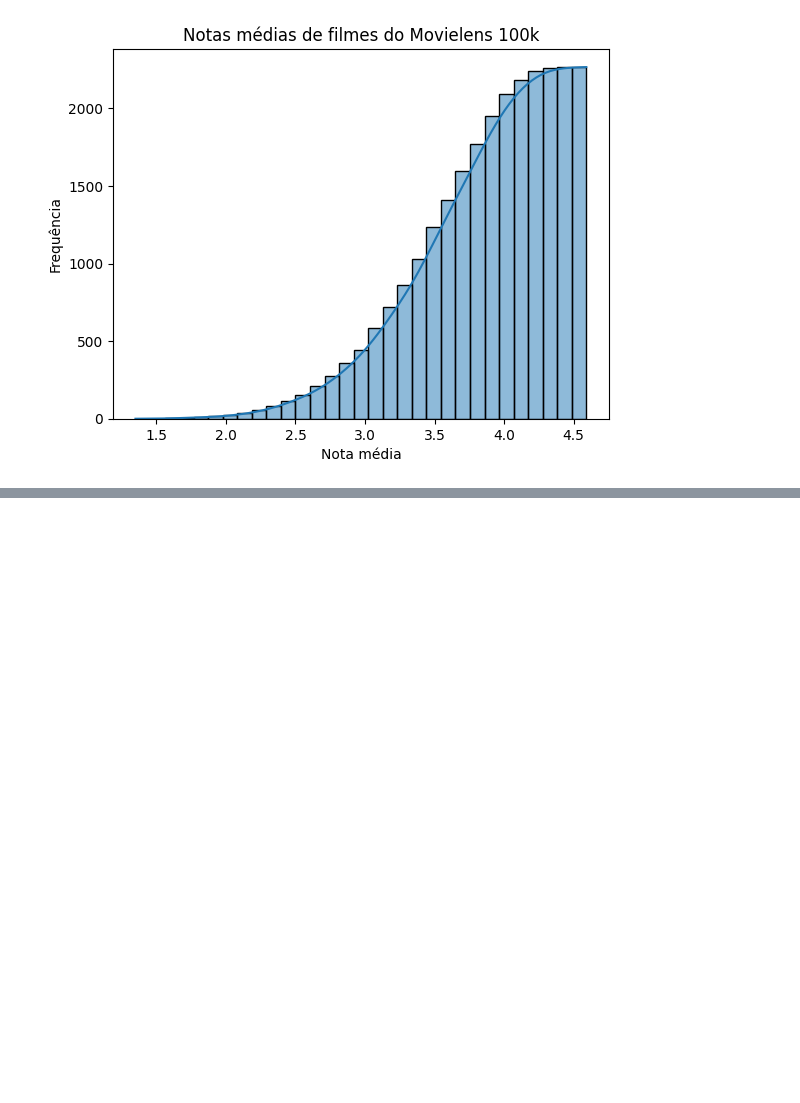
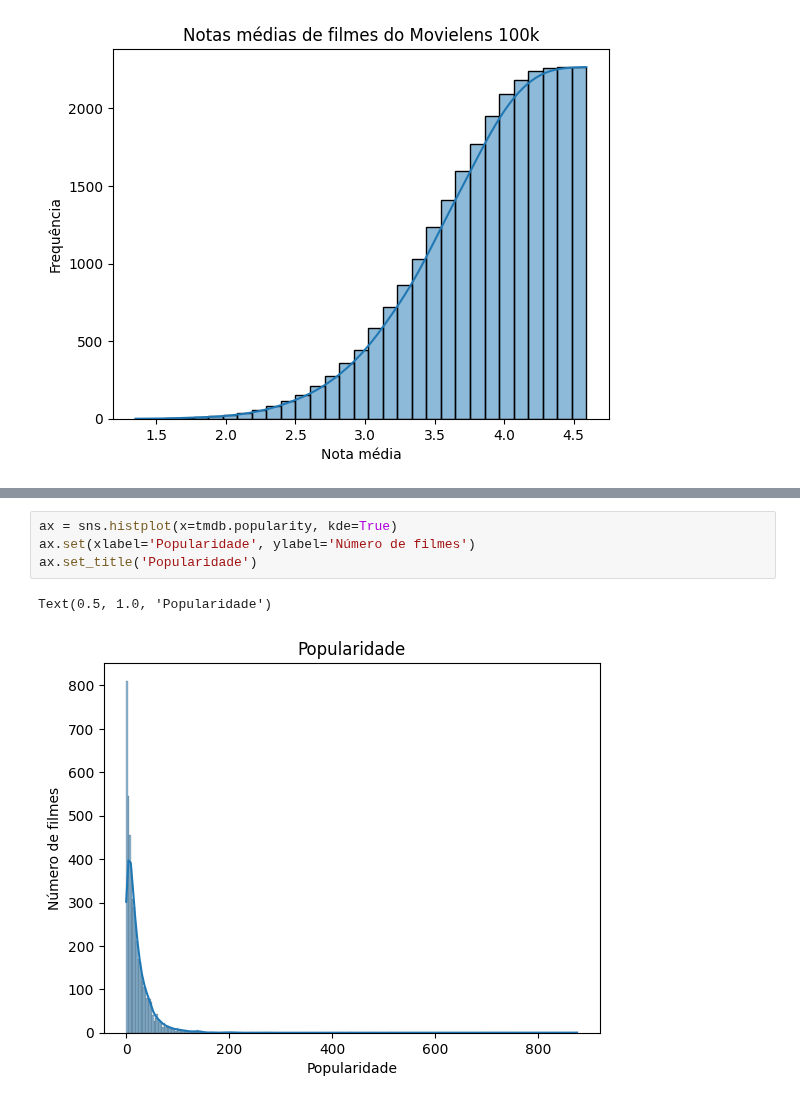
Before and after one commit to angelomaia/alura-cursos, a Jupyter notebook: Formação Estatística com Python /Data_Science-Testes_Estatísticos/Testes_estatísticos.ipynb, the cells around one changed output, grey strips where cells are left out. Saved outputs shown, nothing was run; the diff lists cells and outputs as text; blank space fills up the shorter version.

```diff
--- a/Formação Estatística com Python /Data_Science-Testes_Estatísticos/Testes_estatísticos.ipynb
+++ b/Formação Estatística com Python /Data_Science-Testes_Estatísticos/Testes_estatísticos.ipynb
@@ -158,0 +182,7 @@ Text(0.5, 1.0, 'Notas médias de filmes do Movielens 100k')
+# %%
+ax = sns.histplot(x=tmdb.popularity, kde=True)
+ax.set(xlabel='Popularidade', ylabel='Número de filmes')
+ax.set_title('Popularidade')
+# %% [output]
+Text(0.5, 1.0, 'Popularidade')
+[figure, added]
```
Also changed, not shown: parts of 6 cells of this notebook.
